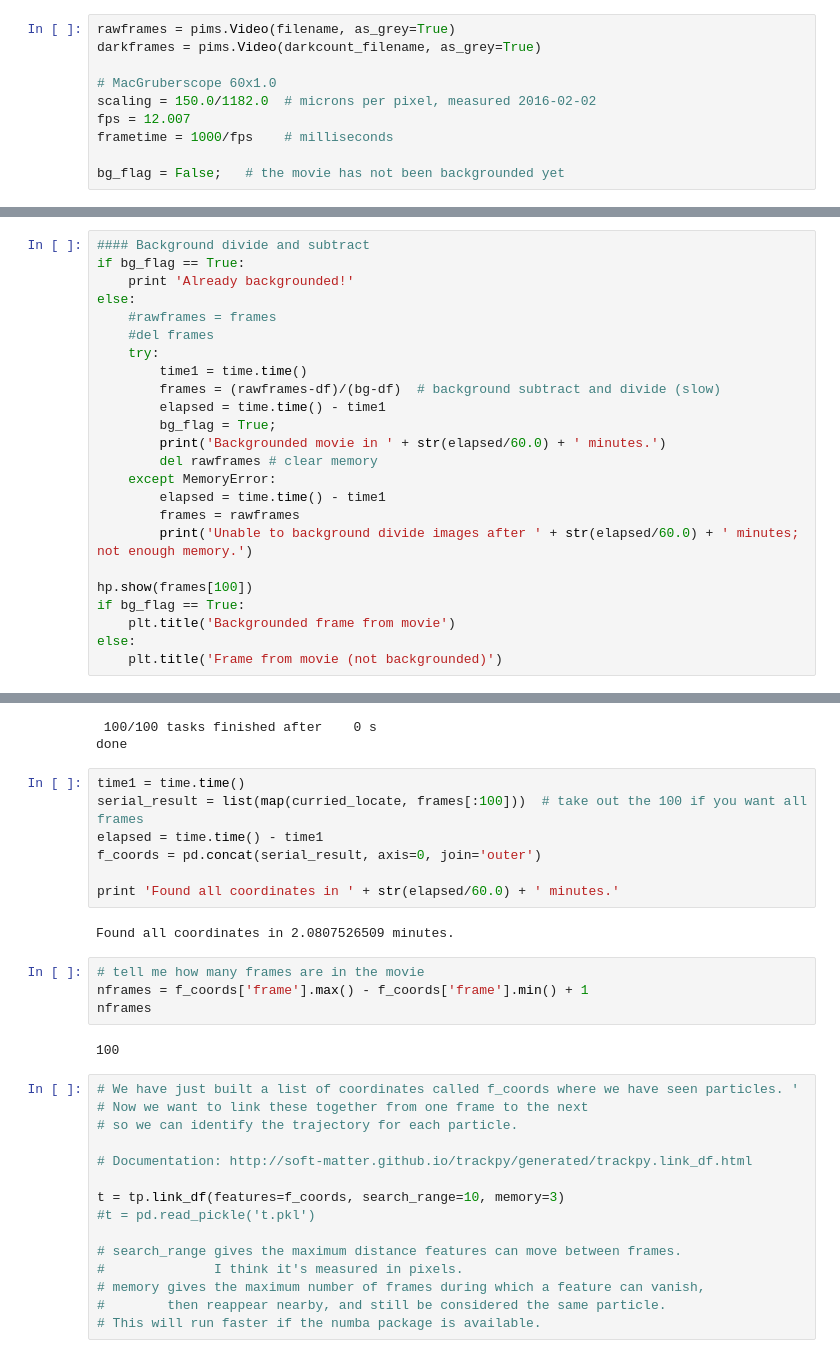
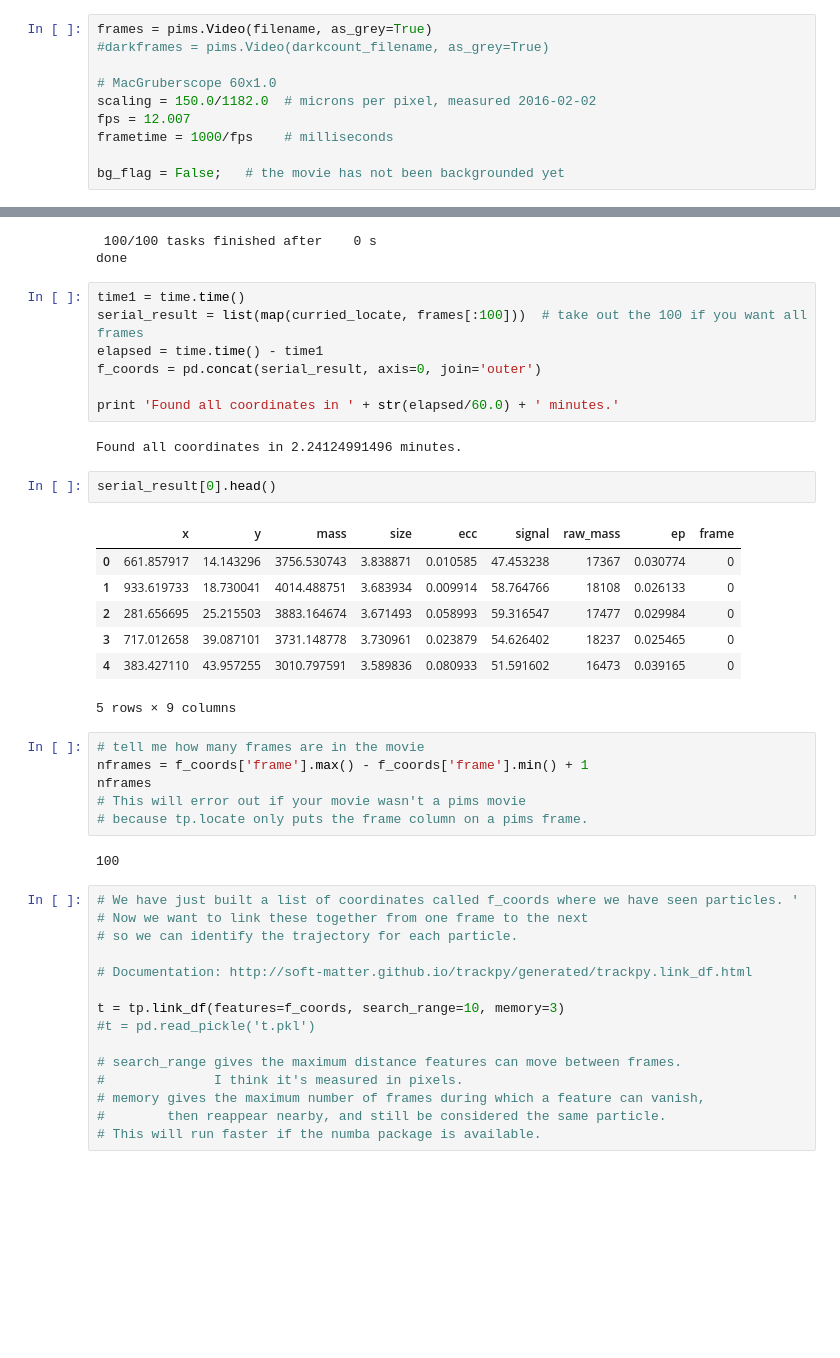
Before and after one commit to vivarose/using_trackpy, a Jupyter notebook: using_ipyparallel_with_trackpy.ipynb, the cells around one changed output, grey strips where cells are left out. Cells and saved outputs as stored; diff of their text form; blank space fills up the shorter version.

```diff
--- a/using_ipyparallel_with_trackpy.ipynb
+++ b/using_ipyparallel_with_trackpy.ipynb
@@ -33,8 +33,8 @@ filename
 # %% [output]
 '/home/viva/group/viva/Data/2016-01-26/02_60x1.0_Hematite_swimmers_with_Lumencor_violet_100%.avi'
 # %%
-rawframes = pims.Video(filename, as_grey=True)
-darkframes = pims.Video(darkcount_filename, as_grey=True)
+frames = pims.Video(filename, as_grey=True)
+#darkframes = pims.Video(darkcount_filename, as_grey=True)
 
 # MacGruberscope 60x1.0
 scaling = 150.0/1182.0  # microns per pixel, measured 2016-02-02
@@ -107,24 +68,0 @@ plt.title('A backgrounded frame')
-# %%
-#### Background divide and subtract
-if bg_flag == True:
-    print 'Already backgrounded!'
-else:
-    #rawframes = frames
-    #del frames
-    try:
-        time1 = time.time()
-        frames = (rawframes-df)/(bg-df)  # background subtract and divide (slow)
-        elapsed = time.time() - time1
-        bg_flag = True;
-        print('Backgrounded movie in ' + str(elapsed/60.0) + ' minutes.')
-        del rawframes # clear memory
-    except MemoryError:
-        elapsed = time.time() - time1
-        frames = rawframes
-        print('Unable to background divide images after ' + str(elapsed/60.0) + ' minutes; not enough memory.')
-
-hp.show(frames[100])
-if bg_flag == True:
-    plt.title('Backgrounded frame from movie')
-else:
-    plt.title('Frame from movie (not backgrounded)')
@@ -182,11 +117,23 @@ f_coords = pd.concat(serial_result, axis=0, join='outer')
 
 print 'Found all coordinates in ' + str(elapsed/60.0) + ' minutes.'
 # %% [output]
-Found all coordinates in 2.0807526509 minutes.
+Found all coordinates in 2.24124991496 minutes.
+# %%
+serial_result[0].head()
+# %% [output]
+|  | x | y | mass | size | ecc | signal | raw_mass | ep | frame |
+| 0 | 661.857917 | 14.143296 | 3756.530743 | 3.838871 | 0.010585 | 47.453238 | 17367 | 0.030774 | 0 |
+| 1 | 933.619733 | 18.730041 | 4014.488751 | 3.683934 | 0.009914 | 58.764766 | 18108 | 0.026133 | 0 |
+| 2 | 281.656695 | 25.215503 | 3883.164674 | 3.671493 | 0.058993 | 59.316547 | 17477 | 0.029984 | 0 |
+| 3 | 717.012658 | 39.087101 | 3731.148778 | 3.730961 | 0.023879 | 54.626402 | 18237 | 0.025465 | 0 |
+| 4 | 383.427110 | 43.957255 | 3010.797591 | 3.589836 | 0.080933 | 51.591602 | 16473 | 0.039165 | 0 |
+5 rows × 9 columns
 # %%
 # tell me how many frames are in the movie
 nframes = f_coords['frame'].max() - f_coords['frame'].min() + 1
 nframes
+# This will error out if your movie wasn't a pims movie
+# because tp.locate only puts the frame column on a pims frame.
 # %% [output]
 100
 # %%
```
Also changed, not shown: parts of 9 cells of this notebook, 1 other file.
